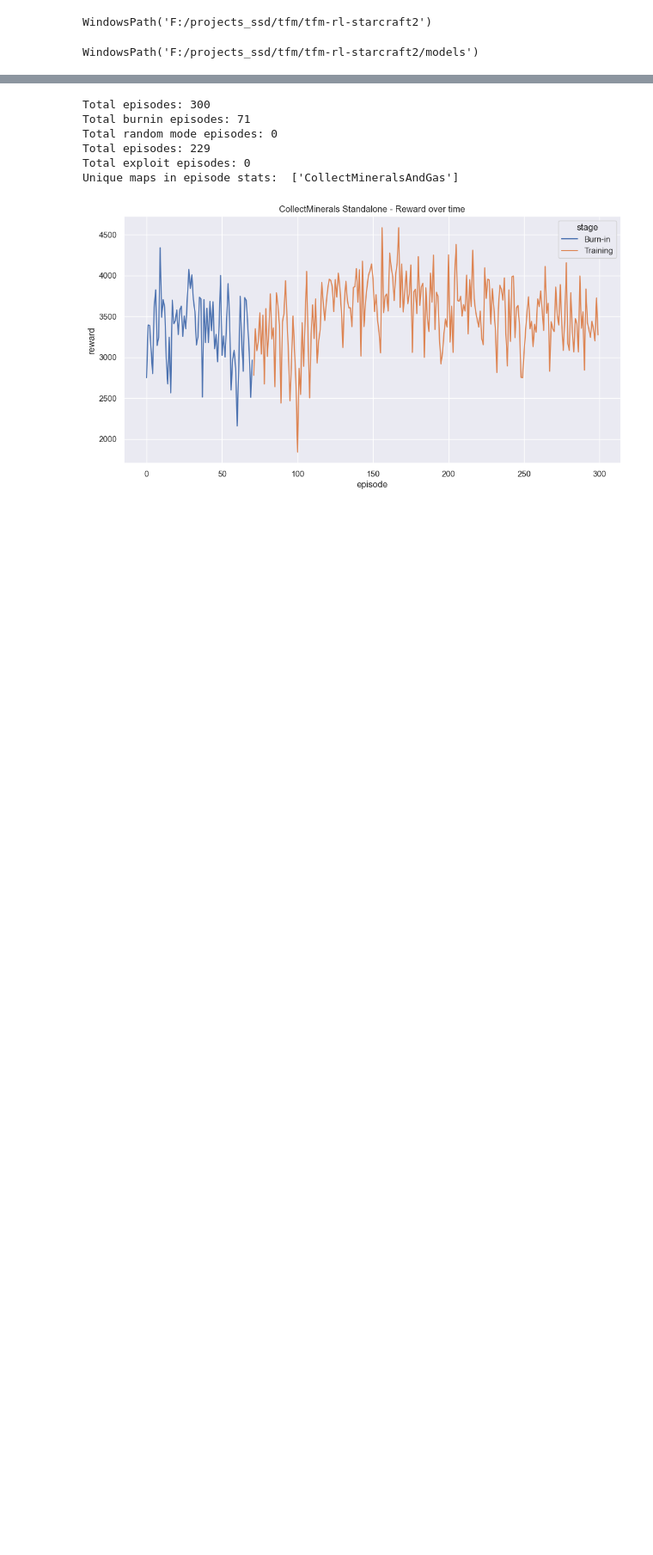
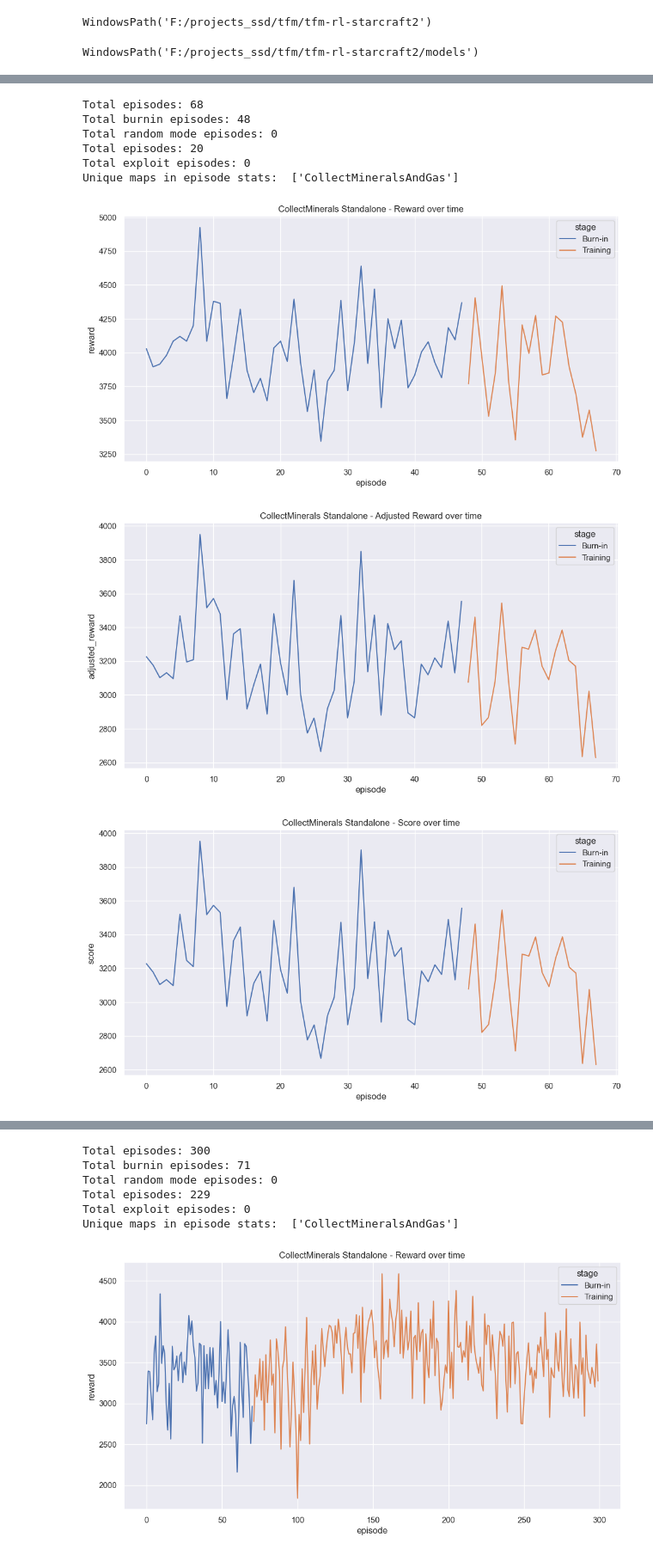
Before and after one commit to alghimo/tfm-rl-starcraft2, a Jupyter notebook: notebooks/Check_results.ipynb, the cells around one changed output, grey strips where cells are left out. Shown at 86% size. Saved outputs shown, nothing was run; the diff lists cells and outputs as text; code cells hidden in the pictures; blank space fills up the shorter version.

```diff
--- a/notebooks/Check_results.ipynb
+++ b/notebooks/Check_results.ipynb
@@ -108,0 +172,14 @@ def plot_stats(episode_stats, model_name):
+# %%
+test_collect_minerals_model_id = f"test_{base_model_id}_collect_minerals"
+episode_stats, agent_stats, aggregated_stats = load_stats(test_collect_minerals_model_id, model_name="CollectMinerals Standalone")
+episode_stats.head()
+# %% [output]
+Total episodes: 68
+Total burnin episodes: 48
+Total random mode episodes: 0
+Total episodes: 20
+Total exploit episodes: 0
+Unique maps in episode stats:  ['CollectMineralsAndGas']
+[figure, added]
+[figure, added]
+[figure, added]
```
Also changed, not shown: parts of 17 cells of this notebook, 12 other files.
